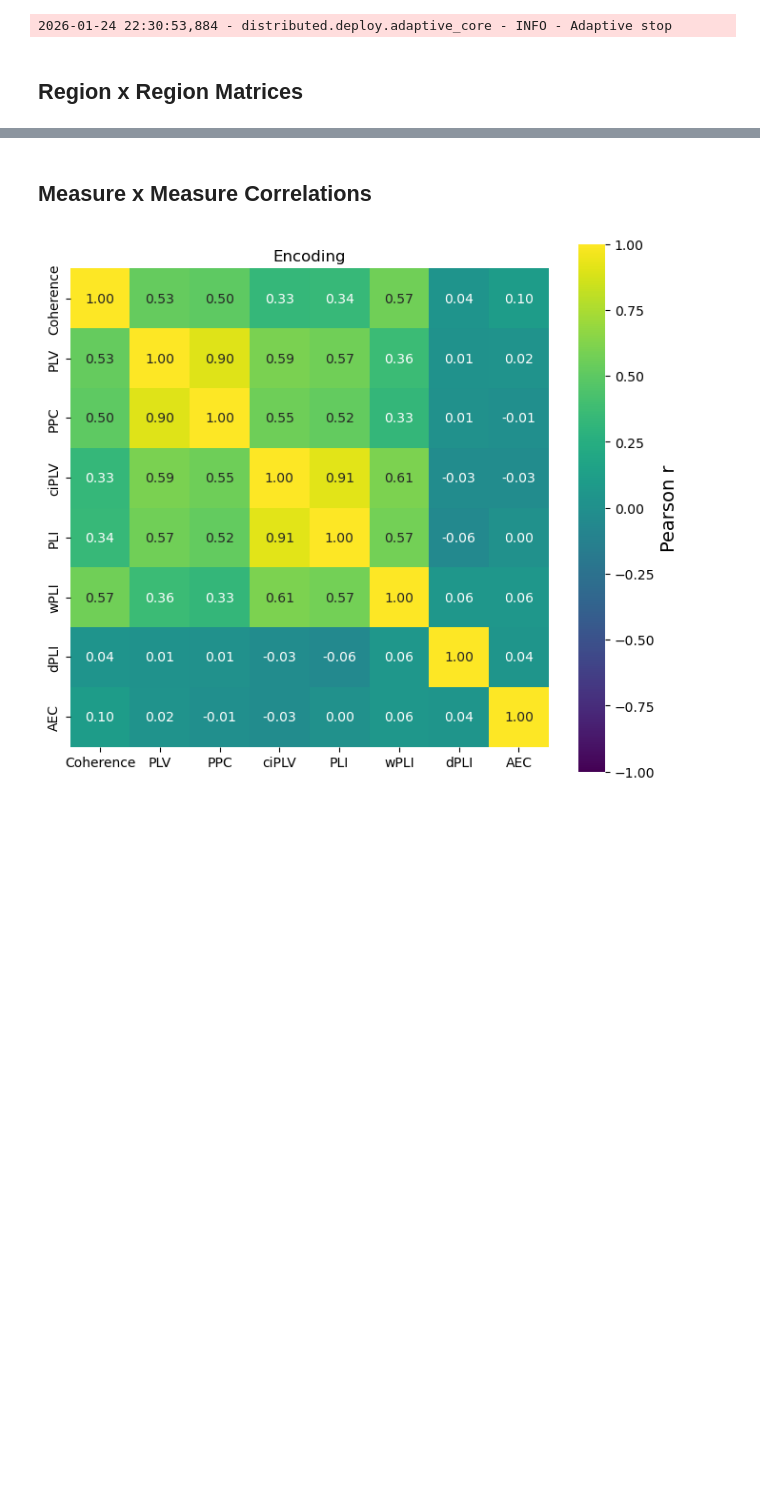
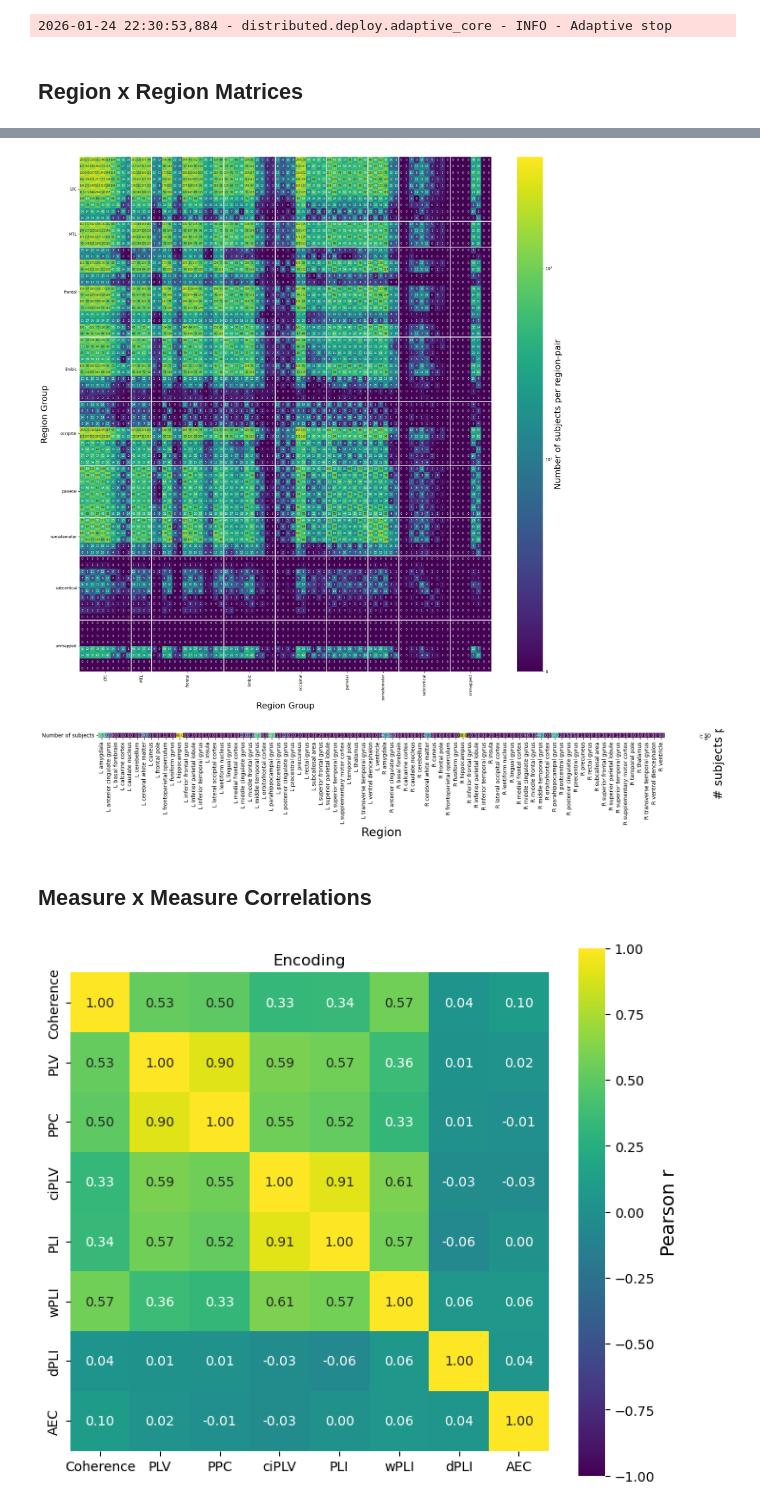
Before and after one commit to jueekn/fc_methods_comparison_cml, a Jupyter notebook: fc_comparison.ipynb, the cells around one changed output, grey strips where cells are left out. Drawn from its saved outputs; the diff is of its cells as text; code cells hidden in the pictures; blank space fills up the shorter version.

```diff
--- a/fc_comparison.ipynb
+++ b/fc_comparison.ipynb
@@ -452,0 +589,37 @@ for beh, title, out_png in [("en", "Encoding", "encoding_allmats.png"),
+# %%
+C_df = C_df.loc[sorted_regionlabels, sorted_regionlabels]
+
+vmax = 383
+vmin = 0
+
+linthresh = 10
+norm = SymLogNorm(linthresh=linthresh, vmin=vmin, vmax=vmax, base=10)
+
+plt.figure(figsize=(20, 20))
+ax = sns.heatmap(
+    C_df,
+    cmap="viridis",
+    norm=norm,
+    annot=True,
+    fmt=".0f",
+    annot_kws={"size": annot_fontsize},
+    xticklabels=False,
+    yticklabels=False,
+    cbar_kws={"label": "Number of subjects per region-pair"},
+)
+
+ax.set_xticks(centers)
+ax.set_xticklabels(group_names, rotation=90)
+ax.set_yticks(centers)
+ax.set_yticklabels(group_names, rotation=0)
+
+for b in starts[1:]:
+    ax.axvline(b, color="white", lw=2)
+    ax.axhline(b, color="white", lw=2)
+
+ax.set_xlabel("Region Group")
+ax.set_ylabel("Region Group")
+plt.tight_layout()
+plt.show()
+# %% [output]
+[figure, added]
@@ -453,3 +654,23 @@ for beh, title, out_png in [("en", "Encoding", "encoding_allmats.png"),
+# %%
+plt.figure(figsize=(20, 3))
+ax = sns.heatmap(
+    df_subject_counts.T,
+    cmap="viridis",
+    annot=True,
+    fmt=".1f",
+    annot_kws={"size": annot_fontsize},
+    cbar_kws={"label": "# subjects per region"},
+)
+
+ax.set_yticks([0.5])
+ax.set_yticklabels(["Number of subjects"], rotation=0)
+ax.set_xticklabels(ax.get_xticklabels(), rotation=90)
+ax.set_xlabel("Region")
+ax.set_ylabel("")
+plt.tight_layout()
+plt.show()
+# %% [output]
+[figure, added]
 # %% [markdown]
 ## Measure x Measure Correlations
 # %%
```
Also changed, not shown: parts of 17 cells of this notebook.
